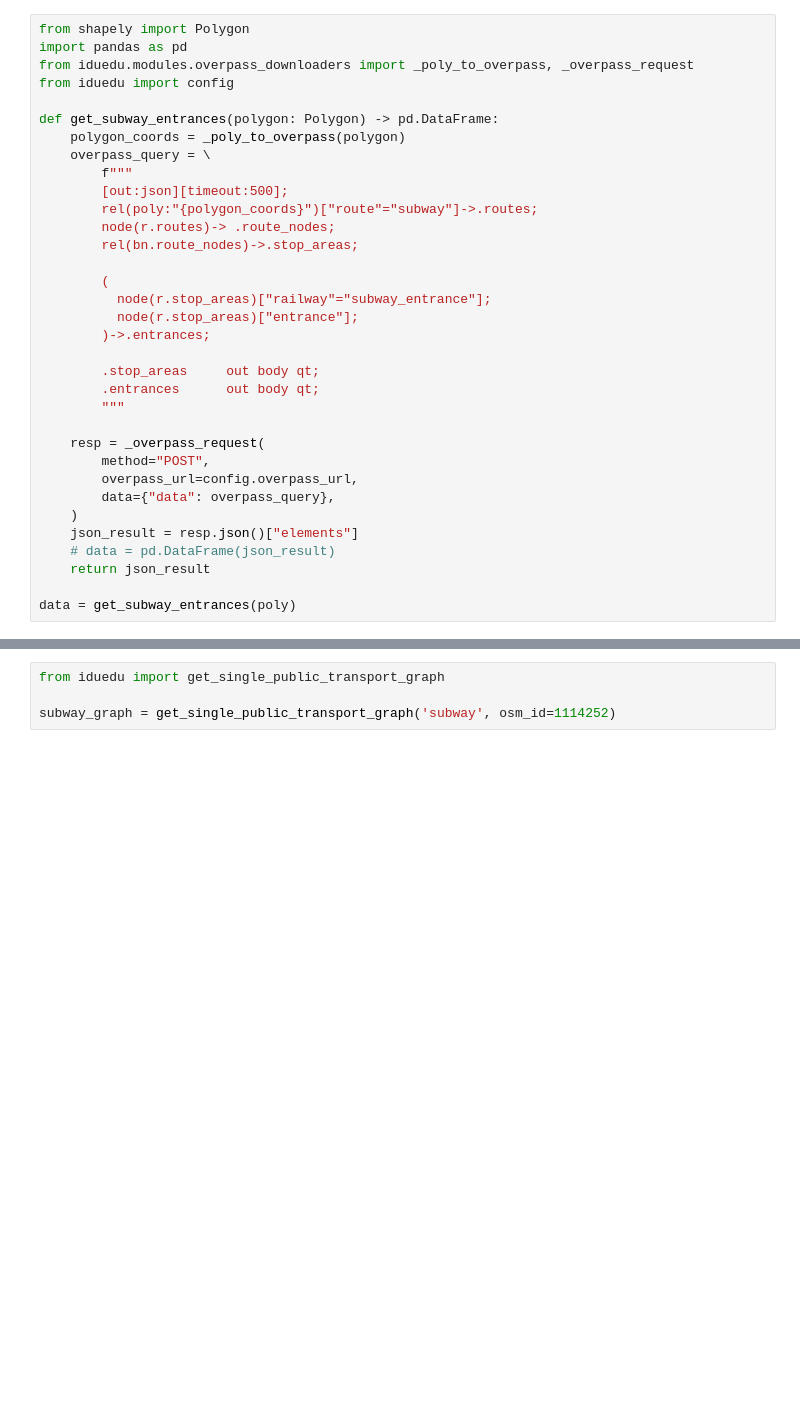
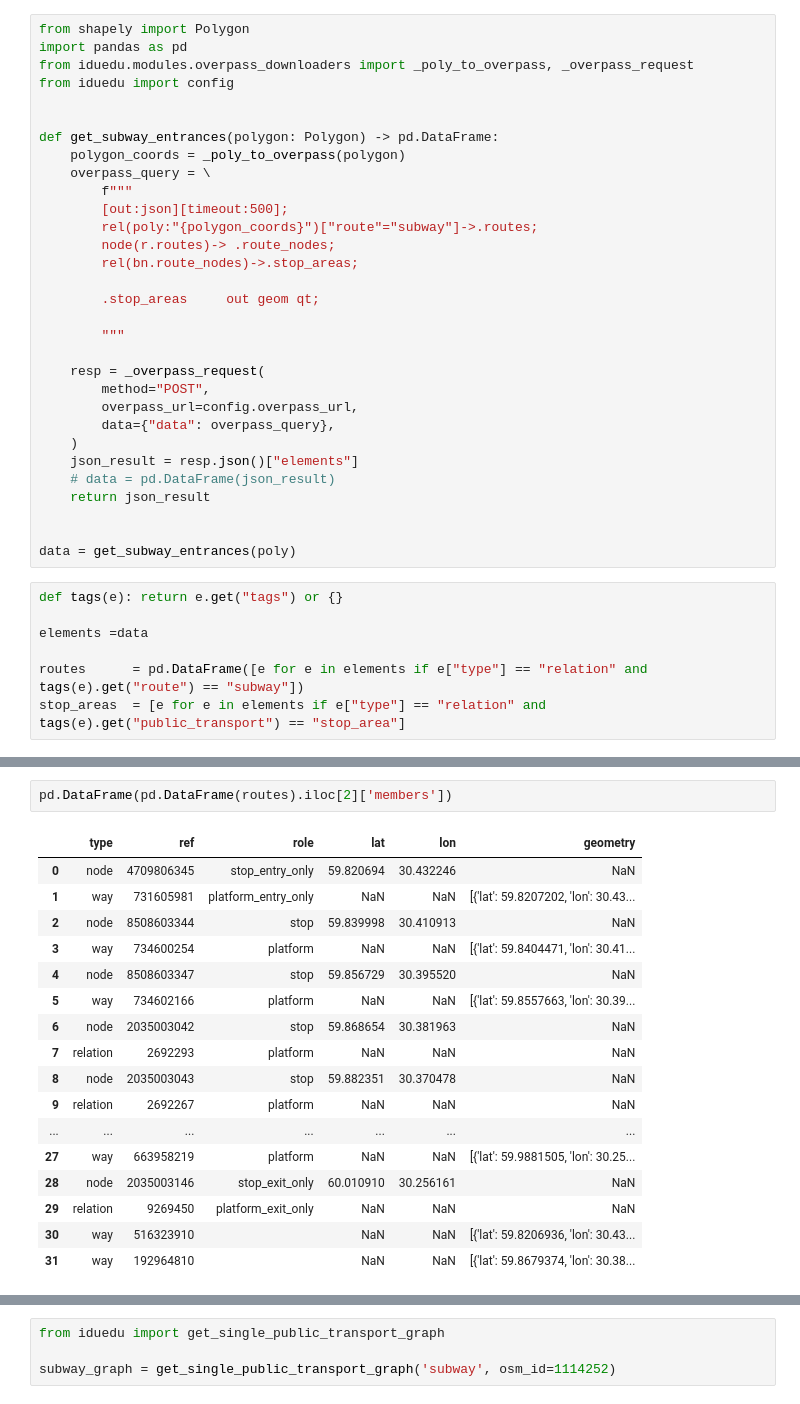
Before and after one commit to DDonnyy/IduEdu, a Jupyter notebook: src/iduedu/dev.ipynb, the cells around one changed output, grey strips where cells are left out. Cells and saved outputs as stored; diff of their text form; blank space fills up the shorter version.

Commit message:
chore(subway_entrance): - in progress

```diff
--- a/src/iduedu/dev.ipynb
+++ b/src/iduedu/dev.ipynb
@@ -7,6 +7,7 @@ from shapely import Polygon
 import pandas as pd
 from iduedu.modules.overpass_downloaders import _poly_to_overpass, _overpass_request
 from iduedu import config
+
 
 def get_subway_entrances(polygon: Polygon) -> pd.DataFrame:
     polygon_coords = _poly_to_overpass(polygon)
@@ -17,13 +18,8 @@ def get_subway_entrances(polygon: Polygon) -> pd.DataFrame:
         node(r.routes)-> .route_nodes;
         rel(bn.route_nodes)->.stop_areas;
 
-        (
-          node(r.stop_areas)["railway"="subway_entrance"];
-          node(r.stop_areas)["entrance"];
-        )->.entrances;
+        .stop_areas     out geom qt;
 
-        .stop_areas     out body qt;
-        .entrances      out body qt;
         """
 
     resp = _overpass_request(
@@ -35,4 +31,12 @@ def get_subway_entrances(polygon: Polygon) -> pd.DataFrame:
     # data = pd.DataFrame(json_result)
     return json_result
 
+
 data = get_subway_entrances(poly)
+# %%
+def tags(e): return e.get("tags") or {}
+
+elements =data
+
+routes      = pd.DataFrame([e for e in elements if e["type"] == "relation" and tags(e).get("route") == "subway"])
+stop_areas  = [e for e in elements if e["type"] == "relation" and tags(e).get("public_transport") == "stop_area"]
@@ -38,0 +137,20 @@ data = get_subway_entrances(poly)
+# %%
+pd.DataFrame(pd.DataFrame(routes).iloc[2]['members'])
+# %% [output]
+|  | type | ref | role | lat | lon | geometry |
+| 0 | node | 4709806345 | stop_entry_only | 59.820694 | 30.432246 | NaN |
+| 1 | way | 731605981 | platform_entry_only | NaN | NaN | [{'lat': 59.8207202, 'lon': 30.43... |
+| 2 | node | 8508603344 | stop | 59.839998 | 30.410913 | NaN |
+| 3 | way | 734600254 | platform | NaN | NaN | [{'lat': 59.8404471, 'lon': 30.41... |
+| 4 | node | 8508603347 | stop | 59.856729 | 30.395520 | NaN |
+| 5 | way | 734602166 | platform | NaN | NaN | [{'lat': 59.8557663, 'lon': 30.39... |
+| 6 | node | 2035003042 | stop | 59.868654 | 30.381963 | NaN |
+| 7 | relation | 2692293 | platform | NaN | NaN | NaN |
+| 8 | node | 2035003043 | stop | 59.882351 | 30.370478 | NaN |
+| 9 | relation | 2692267 | platform | NaN | NaN | NaN |
+| ... | ... | ... | ... | ... | ... | ... |
+| 27 | way | 663958219 | platform | NaN | NaN | [{'lat': 59.9881505, 'lon': 30.25... |
+| 28 | node | 2035003146 | stop_exit_only | 60.010910 | 30.256161 | NaN |
+| 29 | relation | 9269450 | platform_exit_only | NaN | NaN | NaN |
+| 30 | way | 516323910 |  | NaN | NaN | [{'lat': 59.8206936, 'lon': 30.43... |
+| 31 | way | 192964810 |  | NaN | NaN | [{'lat': 59.8679374, 'lon': 30.38... |
```
Also changed, not shown: parts of 11 cells of this notebook.
